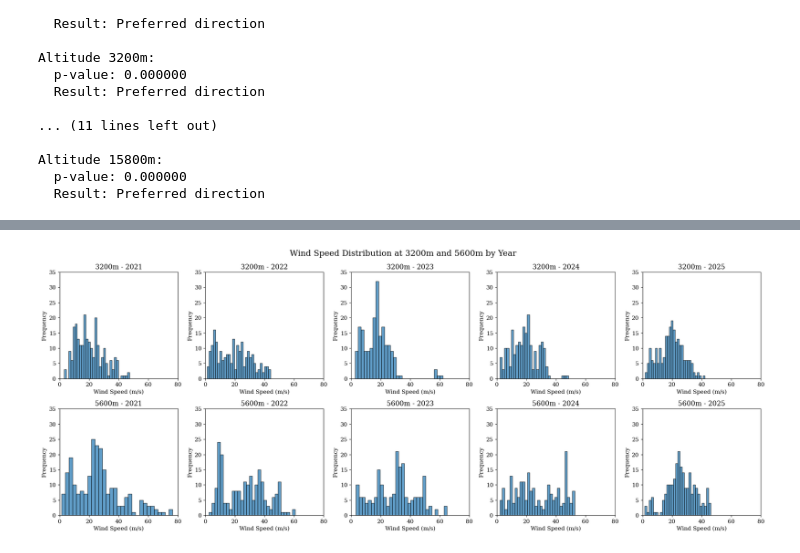
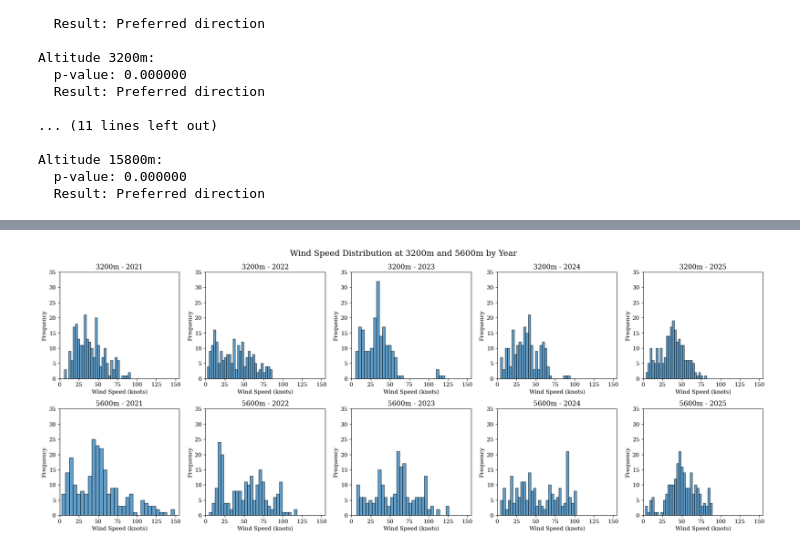
Before and after one commit to pwang-eng/wind-altitude-profiling, a Jupyter notebook: dispersion_analysis.ipynb, the cells around one changed output, grey strips where cells are left out. Cells and saved outputs as stored; diff of their text form; code cells hidden in the pictures.

```diff
--- a/dispersion_analysis.ipynb
+++ b/dispersion_analysis.ipynb
@@ -16,6 +16,10 @@ plt.rcParams.update({
 
 df = pd.read_csv(r'c:\Users\patri\Downloads\sim_parameters_historical_combined.csv')
 
+# Convert wind speed columns from m/s to knots
+speed_cols = [col for col in df.columns if col.isdigit()]
+df[speed_cols] = df[speed_cols] * 1.94384
+
 # Wind direction vector averaging functions
 
 def average_direction(degree_list):
@@ -33,6 +37,7 @@ def wind_vector_by_altitude(df, altitude):
     speed = str(altitude)
 
     avg_direction = average_direction(df[direction_col].tolist())
+
     avg_speed = df[speed].mean()
 
     return (avg_direction, avg_speed)
@@ -176,7 +181,7 @@ for i, alt in enumerate(altitudes):
     axes[i].set_ylabel('Frequency')
     axes[i].set_title(f'{alt}m Altitude')
     axes[i].grid(True, alpha=0.3)
-    axes[i].set_ylim(0, 200)
+    axes[i].set_ylim(0, 150)
 
 plt.suptitle('Wind Direction Distributions by Altitude', fontsize=16)
 plt.tight_layout()
@@ -278,11 +283,11 @@ axes = axes.flatten()
 for i, alt in enumerate(altitudes):
     speeds = df[str(alt)].dropna()
     axes[i].hist(speeds, bins=30, edgecolor='black', alpha=0.7)
-    axes[i].set_xlabel('Wind Speed (m/s)')
+    axes[i].set_xlabel('Wind Speed (knots)')
     axes[i].set_ylabel('Frequency')
     axes[i].set_title(f'{alt}m Altitude')
     axes[i].grid(True, alpha=0.3)
-    axes[i].set_xlim(0, 120)
+    axes[i].set_xlim(0, 233)
     axes[i].set_ylim(0, 120)
 
 plt.suptitle('Wind Speed Distributions by Altitude', fontsize=16)
@@ -368,29 +373,29 @@ Altitude 15800m:
 # %%
 # Analysis of wind speed distribution at 3200m and 5600m, to investigate outlier behaviour
 
 df['year'] = pd.to_datetime(df['date'], format='mixed').dt.year
 
 fig, axes = plt.subplots(2, 5, figsize=(20, 8))
 
 for i, year in enumerate(sorted(df['year'].unique())):
     year_speeds_3200 = df[df['year'] == year][str(3200)].dropna()
     year_speeds_5600 = df[df['year'] == year][str(5600)].dropna()
     axes[0, i].hist(year_speeds_3200, bins=30, edgecolor='black', alpha=0.7)
-    axes[0, i].set_xlabel('Wind Speed (m/s)')
+    axes[0, i].set_xlabel('Wind Speed (knots)')
     axes[0, i].set_ylabel('Frequency')
     axes[0, i].set_title(f'3200m - {year}')
     axes[1, i].hist(year_speeds_5600, bins=30, edgecolor='black', alpha=0.7)
-    axes[1, i].set_xlabel('Wind Speed (m/s)')
+    axes[1, i].set_xlabel('Wind Speed (knots)')
     axes[1, i].set_ylabel('Frequency')
     axes[1, i].set_title(f'5600m - {year}')
-    axes[0, i].set_xlim(0, 80)
+    axes[0, i].set_xlim(0, 155)
     axes[0, i].set_ylim(0, 35)
-    axes[1, i].set_xlim(0, 80)
+    axes[1, i].set_xlim(0, 155)
     axes[1, i].set_ylim(0, 35)
 
 plt.suptitle('Wind Speed Distribution at 3200m and 5600m by Year', fontsize=16)
 plt.tight_layout()
 plt.savefig('plots/wind_speed_distribution_3200_5600_by_year.png', dpi=300, bbox_inches='tight')
 plt.show()
 # %% [output]
-[figure, old version]
+[figure, new version]
```
Also changed, not shown: parts of 7 cells of this notebook, 5 other files.
